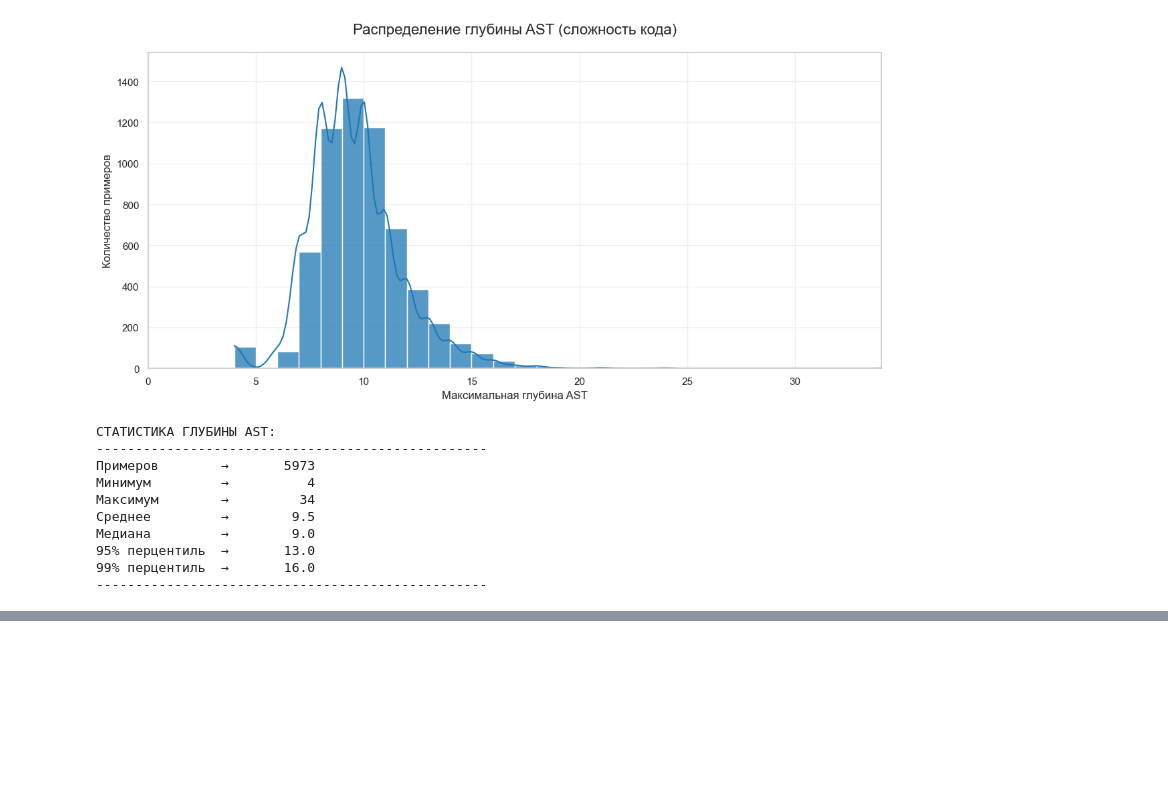
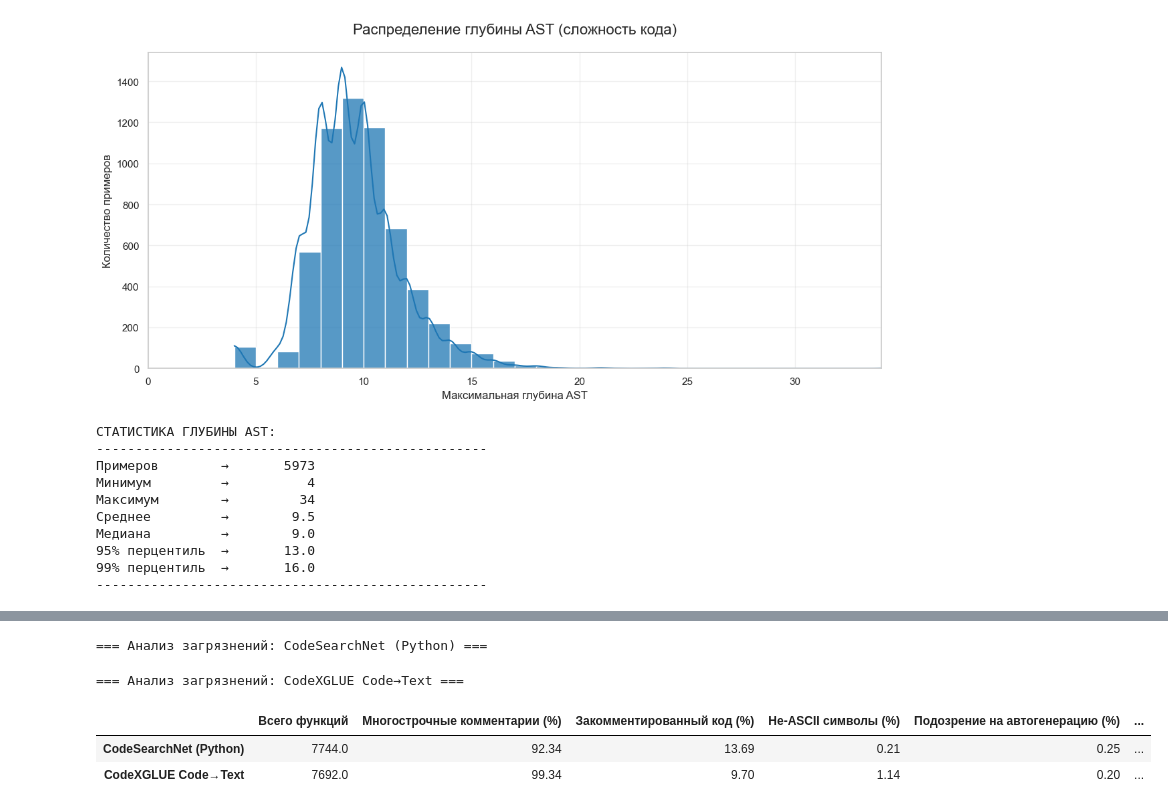
Before and after one commit to lvnvln/GAN-and-Diffusion-Models-EDA, a Jupyter notebook: eda.ipynb, the cells around one changed output, grey strips where cells are left out. Cells and saved outputs as stored; diff of their text form; code cells hidden in the pictures; blank space fills up the shorter version.

```diff
--- a/eda.ipynb
+++ b/eda.ipynb
@@ -995,3 +1042,78 @@ else:
+# %%
+contamination_results = {}
+
+datasets_for_contamination = {
+    "CodeSearchNet (Python)": "codesearchnet_python",
+    "CodeXGLUE Code→Text": "codexglue_code_to_text",
+}
+
+for label, key in datasets_for_contamination.items():
+    print(f"\n=== Анализ загрязнений: {label} ===")
+
+    dataset = datasets_config[key]["dataset"]
+    max_n = 8000
+    iterator = dataset.take(max_n) if hasattr(dataset, "take") else dataset.select(range(min(max_n, len(dataset))))
+
+    comment_blocks = 0
+    commented_code = 0
+    non_ascii = 0
+    autogen = 0
+
+    function_hashes = []
+    total_functions = 0
+
+    for example in tqdm(iterator):
+        code = get_code_from_example(example)
+        if not code:
+            continue
+
+        # Все функции в файле
+        functions = extract_all_functions(code)
+        if not functions:
+            continue
+
+        for f in functions:
+            total_functions += 1
+
+            # 1) многострочные комментарии
+            if has_comment_blocks(f):
+                comment_blocks += 1
+
+            # 2) закомментированный код (# def ..., # if ...)
+            if has_commented_code(f):
+                commented_code += 1
+
+            # 3) не-ASCII символы
+            if has_non_ascii(f):
+                non_ascii += 1
+
+            # 4) дубликаты
+            function_hashes.append(get_function_hash(f))
+
+            # 5) автогенерация: очень грубая эвристика
+            if re.search(r"(auto ?generated|do not edit|generated by|machine generated)", code, flags=re.I):
+                autogen += 1
+
+    # Вычисляем процент дубликатов
+    duplicates = len(function_hashes) - len(set(function_hashes))
+    dup_ratio = duplicates / max(1, len(function_hashes))
+
+    contamination_results[label] = {
+        "Всего функций": total_functions,
+        "Многострочные комментарии (%)": round(comment_blocks / total_functions * 100, 2),
+        "Закомментированный код (%)": round(commented_code / total_functions * 100, 2),
+        "Не-ASCII символы (%)": round(non_ascii / total_functions * 100, 2),
+        "Подозрение на автогенерацию (%)": round(autogen / total_functions * 100, 2),
+        "Дубликаты (%)": round(dup_ratio * 100, 2),
+    }
+
+pd.DataFrame(contamination_results).T
+# %% [output]
+=== Анализ загрязнений: CodeSearchNet (Python) ===
+=== Анализ загрязнений: CodeXGLUE Code→Text ===
+|  | Всего функций | Многострочные комментарии (%) | Закомментированный код (%) | Не-ASCII символы (%) | Подозрение на автогенерацию (%) | ... |
+| CodeSearchNet (Python) | 7744.0 | 92.34 | 13.69 | 0.21 | 0.25 | ... |
+| CodeXGLUE Code→Text | 7692.0 | 99.34 | 9.70 | 1.14 | 0.20 | ... |
 # %%
 # =====================================================
 # 7. АНАЛИЗ ДЛЯ КОНКРЕТНОЙ ЗАДАЧИ
```
Also changed, not shown: parts of 7 cells of this notebook.
